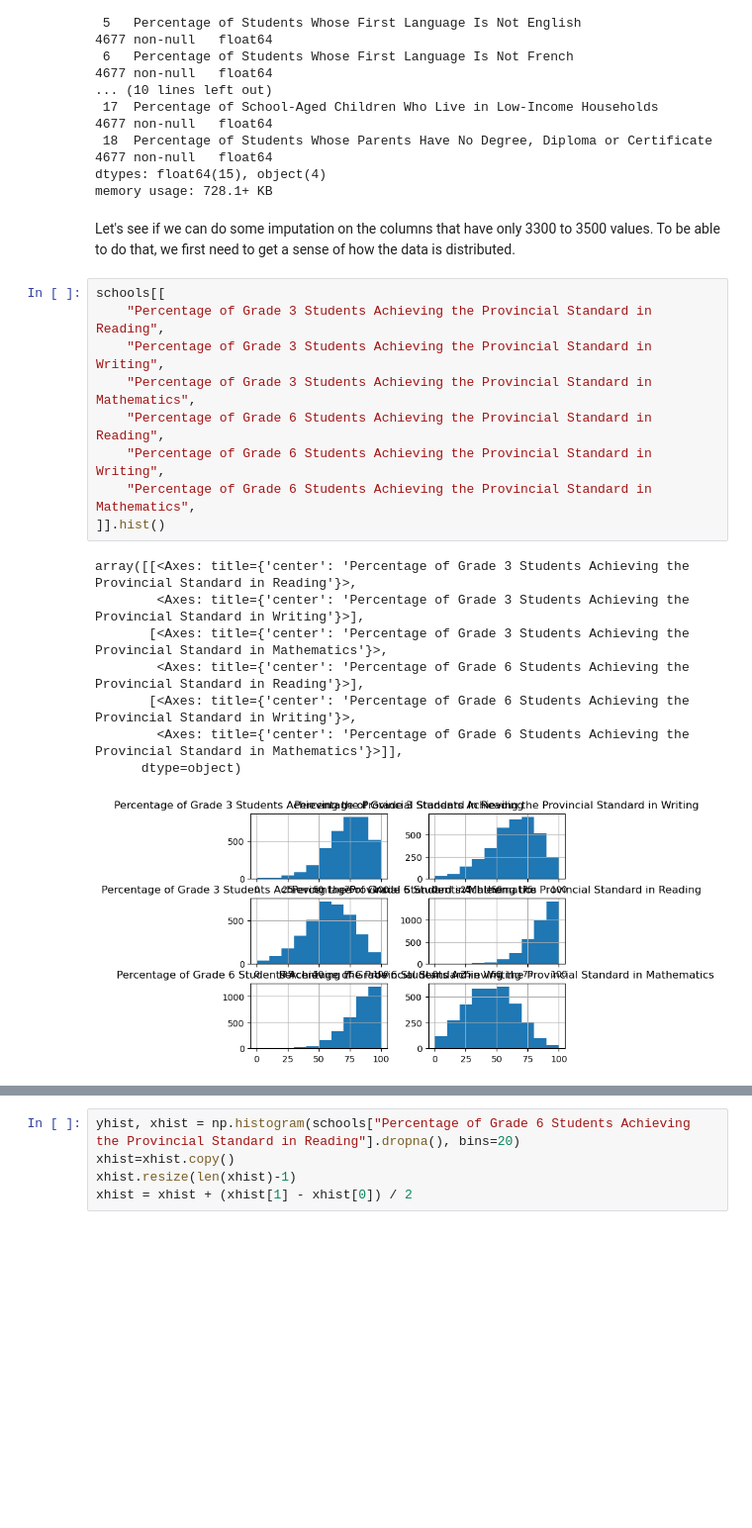
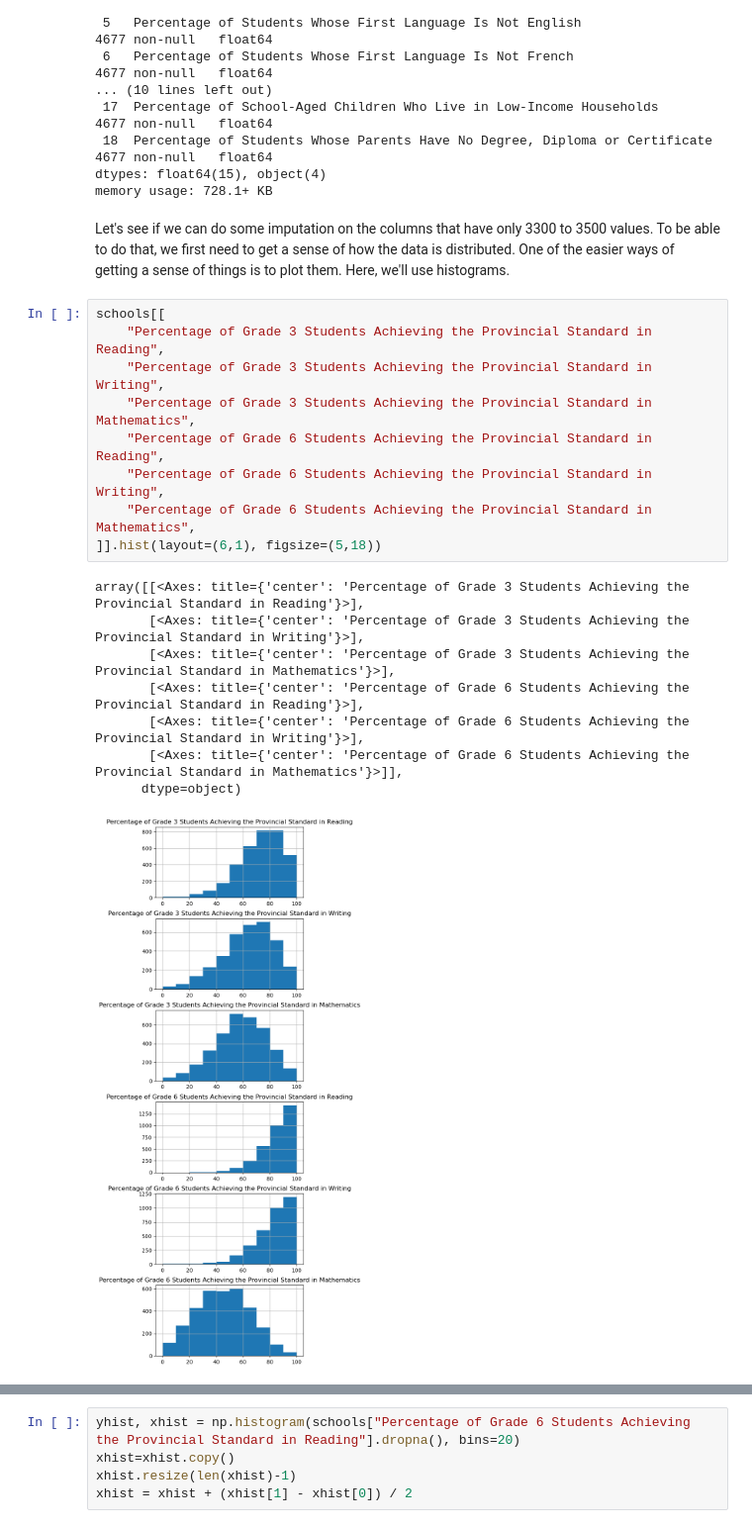
Before and after one commit to uOttawa-IT-Research-teaching/ML_naive_bayes, a Jupyter notebook: bayes.ipynb, the cells around one changed output, grey strips where cells are left out. Shown at 99% size. Drawn from its saved outputs; the diff is of its cells as text; blank space fills up the shorter version.

```diff
--- a/bayes.ipynb
+++ b/bayes.ipynb
@@ -602,23 +578,23 @@ Data columns (total 19 columns):
 dtypes: float64(15), object(4)
 memory usage: 728.1+ KB
 # %% [markdown]
-Let's see if we can do some imputation on the columns that have only 3300 to 3500 values. To be able to do that, we first need to get a sense of how the data is distributed.
+Let's see if we can do some imputation on the columns that have only 3300 to 3500 values. To be able to do that, we first need to get a sense of how the data is distributed. One of the easier ways of getting a sense of things is to plot them. Here, we'll use histograms.
 # %%
 schools[[
     "Percentage of Grade 3 Students Achieving the Provincial Standard in Reading",
     "Percentage of Grade 3 Students Achieving the Provincial Standard in Writing",
     "Percentage of Grade 3 Students Achieving the Provincial Standard in Mathematics",
     "Percentage of Grade 6 Students Achieving the Provincial Standard in Reading",
     "Percentage of Grade 6 Students Achieving the Provincial Standard in Writing",
     "Percentage of Grade 6 Students Achieving the Provincial Standard in Mathematics",
-]].hist()
+]].hist(layout=(6,1), figsize=(5,18))
 # %% [output]
-array([[<Axes: title={'center': 'Percentage of Grade 3 Students Achieving the Provincial Standard in Reading'}>,
-        <Axes: title={'center': 'Percentage of Grade 3 Students Achieving the Provincial Standard in Writing'}>],
-       [<Axes: title={'center': 'Percentage of Grade 3 Students Achieving the Provincial Standard in Mathematics'}>,
-        <Axes: title={'center': 'Percentage of Grade 6 Students Achieving the Provincial Standard in Reading'}>],
-       [<Axes: title={'center': 'Percentage of Grade 6 Students Achieving the Provincial Standard in Writing'}>,
-        <Axes: title={'center': 'Percentage of Grade 6 Students Achieving the Provincial Standard in Mathematics'}>]],
+array([[<Axes: title={'center': 'Percentage of Grade 3 Students Achieving the Provincial Standard in Reading'}>],
+       [<Axes: title={'center': 'Percentage of Grade 3 Students Achieving the Provincial Standard in Writing'}>],
+       [<Axes: title={'center': 'Percentage of Grade 3 Students Achieving the Provincial Standard in Mathematics'}>],
+       [<Axes: title={'center': 'Percentage of Grade 6 Students Achieving the Provincial Standard in Reading'}>],
+       [<Axes: title={'center': 'Percentage of Grade 6 Students Achieving the Provincial Standard in Writing'}>],
+       [<Axes: title={'center': 'Percentage of Grade 6 Students Achieving the Provincial Standard in Mathematics'}>]],
       dtype=object)
-[figure, old version]
+[figure, new version]
 # %% [markdown]
```
Also changed, not shown: parts of 52 cells of this notebook.
